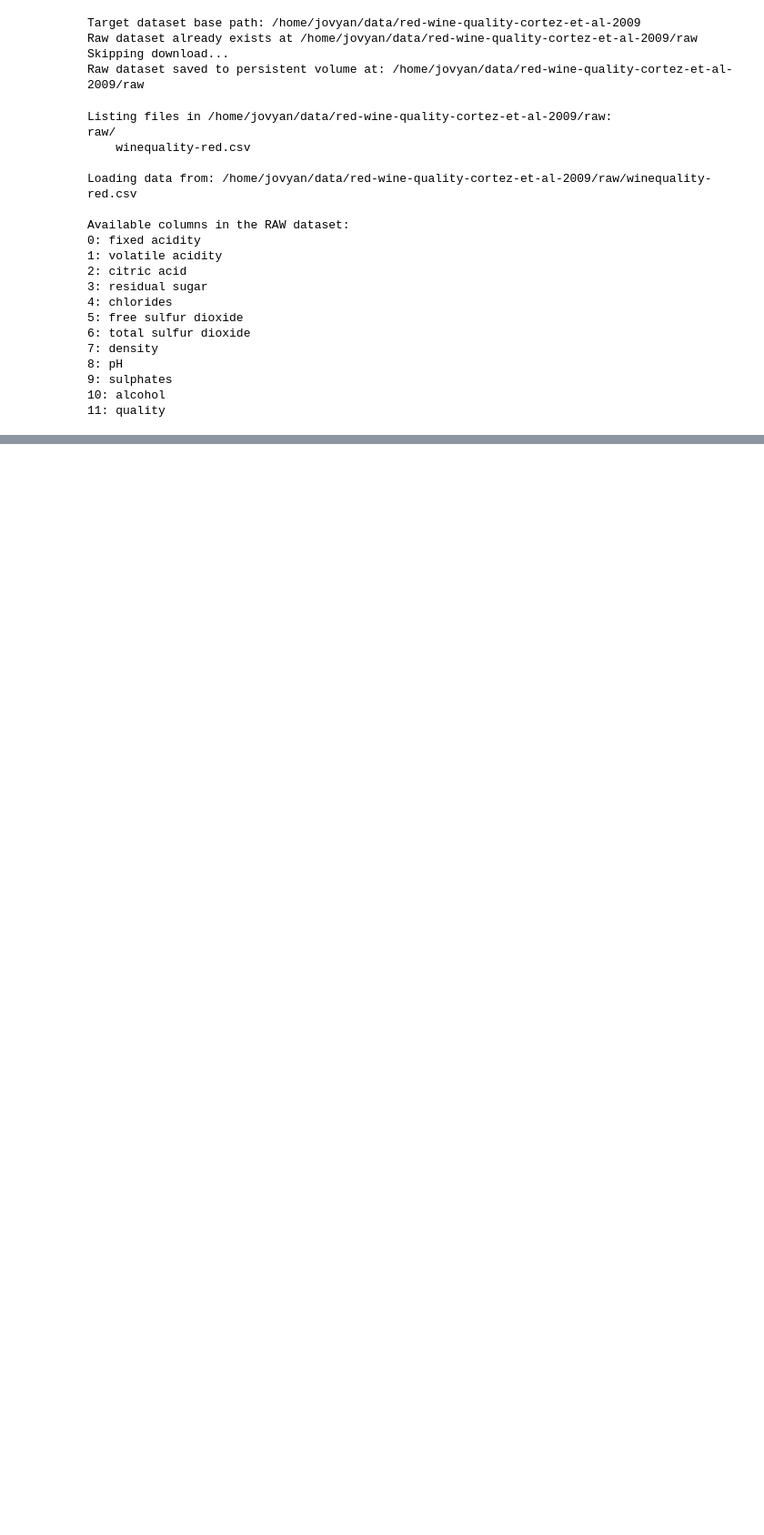
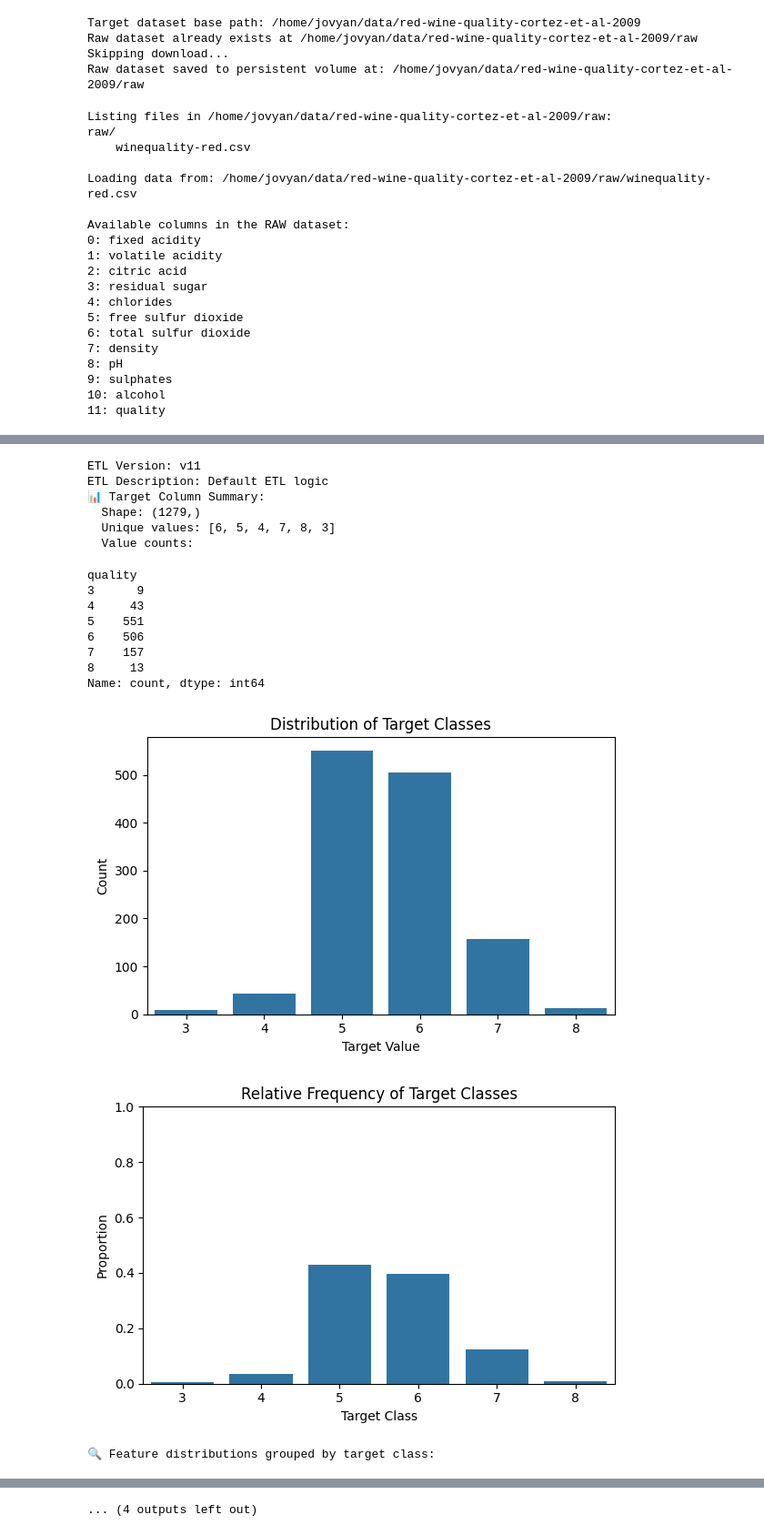
Before and after one commit to ben-truong-0324/kaggle-workspace, a Jupyter notebook: workspace/red wine quality/redwine.ipynb, the cells around one changed output, grey strips where cells are left out. Shown at 91% size. Cells and saved outputs as stored; diff of their text form; code cells hidden in the pictures; blank space fills up the shorter version.

Commit message:
introduced EDA, added xgboost, added more config sweep, increased mlflow logging, added metrics per y value as artifact

```diff
--- a/workspace/red wine quality/redwine.ipynb
+++ b/workspace/red wine quality/redwine.ipynb
@@ -140,0 +163,61 @@ X_val shape: (320, 11), y_val shape: (320,)
+# %%
+# === Exploratory Data Analysis y Target ===
+import seaborn as sns
+import matplotlib.pyplot as plt
+
+print(f"ETL Version: {etl_result['etl_version']}")
+print(f"ETL Description: {etl_result['etl_description']}")
+
+print("📊 Target Column Summary:")
+print(f"  Shape: {y_train.shape}")
+print(f"  Unique values: {y_train.unique().tolist()}")
+print(f"  Value counts:")
+display(y_train.value_counts().sort_index())
+
+# === Plot class distribution
+plt.figure(figsize=(6, 4))
+sns.countplot(x=y_train, order=sorted(y_train.unique()))
+plt.title("Distribution of Target Classes")
+plt.xlabel("Target Value")
+plt.ylabel("Count")
+plt.tight_layout()
+plt.show()
+
+# === Relative Frequency Bar Plot ===
+value_counts = y_train.value_counts(normalize=True).sort_index()
+
+plt.figure(figsize=(6, 4))
+sns.barplot(x=value_counts.index, y=value_counts.values)
+plt.title("Relative Frequency of Target Classes")
+plt.ylabel("Proportion")
+plt.xlabel("Target Class")
+plt.ylim(0, 1)
+plt.tight_layout()
+plt.show()
+
+if task_type in ["binary_classification", "multiclass_classification"]:
+    print("🔍 Feature distributions grouped by target class:")
+    for col in X_train.columns:
+        plt.figure(figsize=(6, 4))
+        sns.kdeplot(data=X_train, x=col, hue=y_train, common_norm=False)
+        plt.title(f"{col} by Target Class")
+        plt.tight_layout()
+        plt.show()
+# %% [output]
+ETL Version: v11
+ETL Description: Default ETL logic
+📊 Target Column Summary:
+  Shape: (1279,)
+  Unique values: [6, 5, 4, 7, 8, 3]
+  Value counts:
+quality
+3      9
+4     43
+5    551
+6    506
+7    157
+8     13
+Name: count, dtype: int64
+[figure, added]
+[figure, added]
+🔍 Feature distributions grouped by target class:
@@ -141 +231,2 @@ X_val shape: (320, 11), y_val shape: (320,)
+... (4 outputs left out)
 # %%
```
Also changed, not shown: parts of 8 cells of this notebook, 8 other files.
